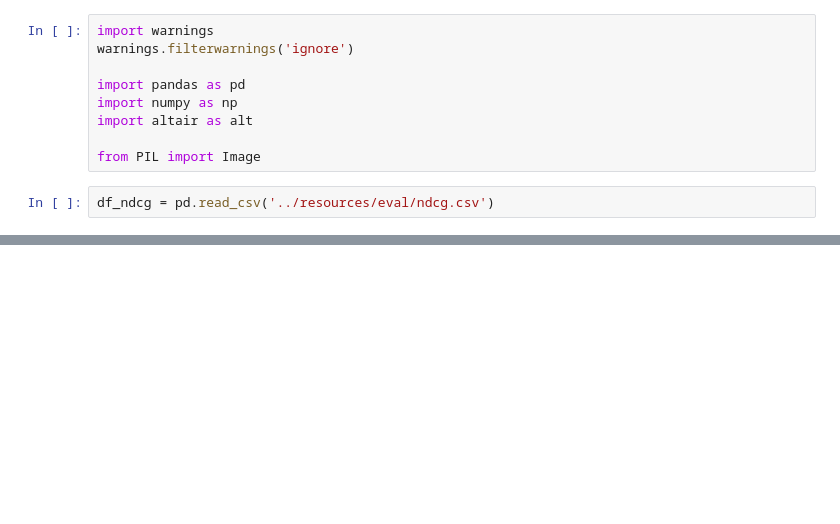
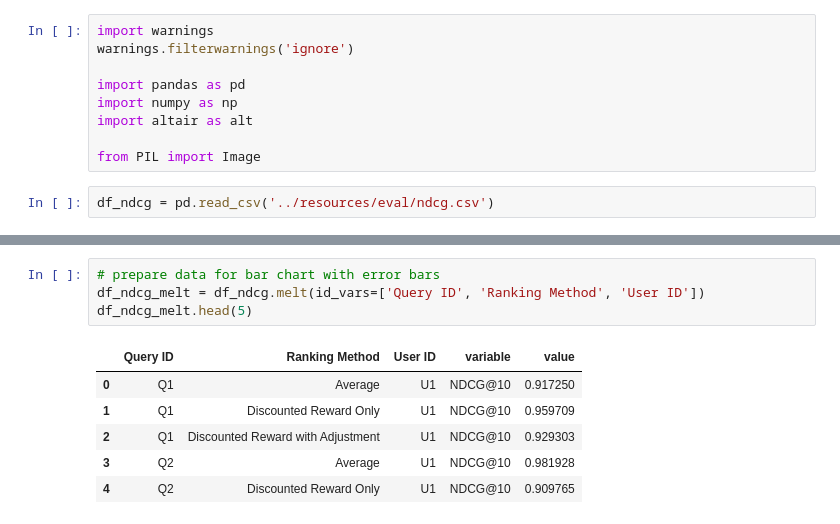
Before and after one commit to gen-exody/nes, a Jupyter notebook: notebooks/evaluation_analysis.ipynb, the cells around one changed output, grey strips where cells are left out. Drawn from its saved outputs; the diff is of its cells as text; blank space fills up the shorter version.

```diff
--- a/notebooks/evaluation_analysis.ipynb
+++ b/notebooks/evaluation_analysis.ipynb
@@ -98,0 +26,11 @@ def plot_distances(df_input, title=''):
+# %%
+# prepare data for bar chart with error bars
+df_ndcg_melt = df_ndcg.melt(id_vars=['Query ID', 'Ranking Method', 'User ID'])
+df_ndcg_melt.head(5)
+# %% [output]
+|  | Query ID | Ranking Method | User ID | variable | value |
+| 0 | Q1 | Average | U1 | NDCG@10 | 0.917250 |
+| 1 | Q1 | Discounted Reward Only | U1 | NDCG@10 | 0.959709 |
+| 2 | Q1 | Discounted Reward with Adjustment | U1 | NDCG@10 | 0.929303 |
+| 3 | Q2 | Average | U1 | NDCG@10 | 0.981928 |
+| 4 | Q2 | Discounted Reward Only | U1 | NDCG@10 | 0.909765 |
```
Also changed, not shown: parts of 15 cells of this notebook, 2 other files.
